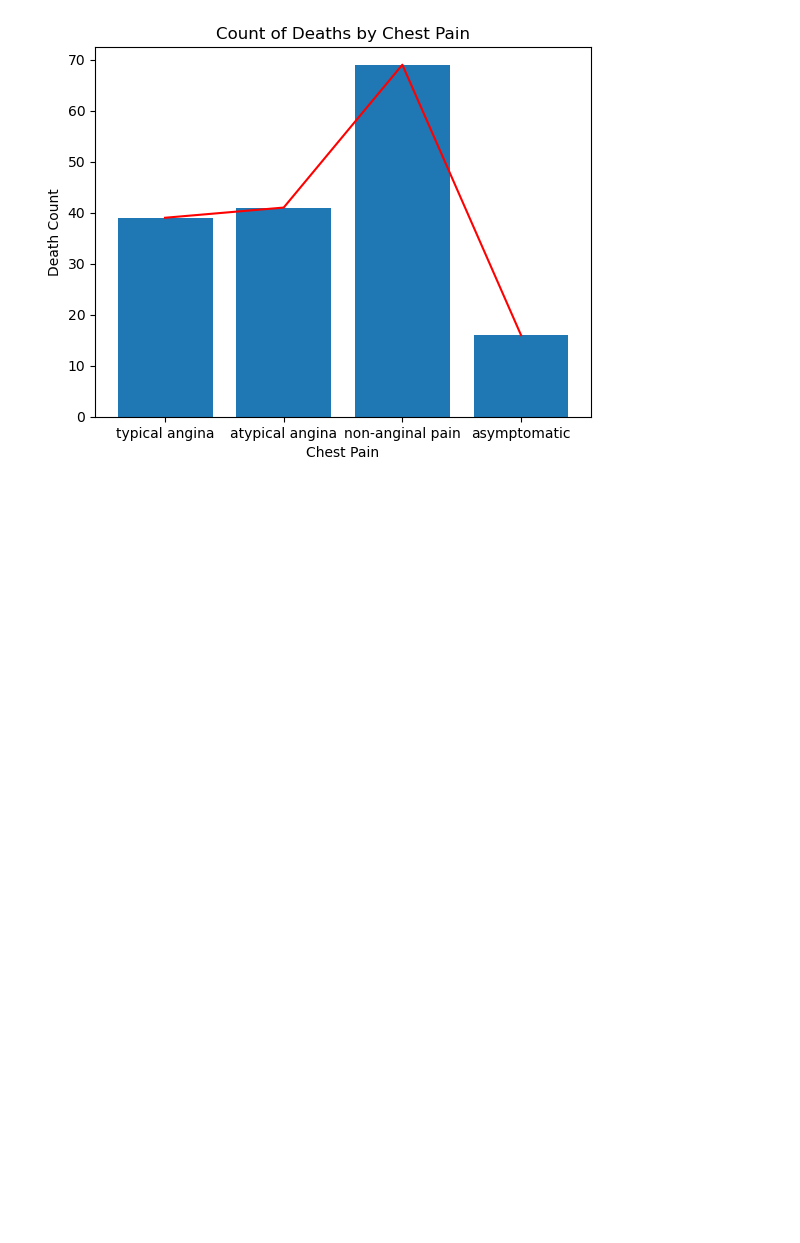
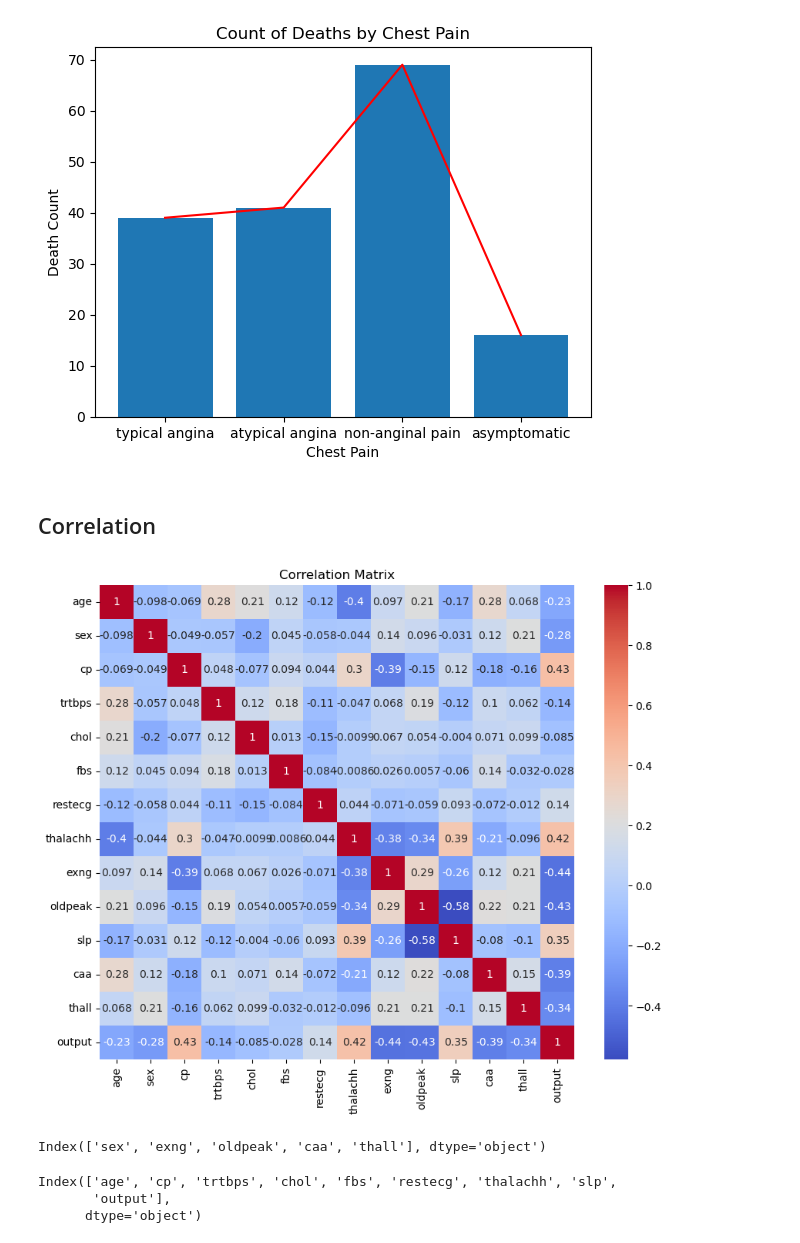
Before and after one commit to MorningStarTM/heart-failure-prediction, a Jupyter notebook: data_analysis_cleaning.ipynb, the cells around one changed output. Saved outputs shown, nothing was run; the diff lists cells and outputs as text; code cells hidden in the pictures; blank space fills up the shorter version.

Commit message:
fixed data cleaning

```diff
--- a/data_analysis_cleaning.ipynb
+++ b/data_analysis_cleaning.ipynb
@@ -115,3 +116,29 @@ plt.title('Count of Deaths by Chest Pain')
 plt.show()
 # %% [output]
 [figure]
+# %% [markdown]
+## Correlation
+# %%
+correlation_mat = df.corr()
+# %%
+# Plot the correlation matrix using a heatmap
+plt.figure(figsize=(10, 8))
+sns.heatmap(correlation_mat, annot=True, cmap='coolwarm', square=True)
+plt.title('Correlation Matrix')
+plt.show()
+# %% [output]
+[figure, added]
+# %%
+#remove columns from a DataFrame based on their correlation with a threshold value
+threshold = -0.28
+selected_columns = correlation_mat[correlation_mat['output'] <= threshold].index
+selected_columns
+# %% [output]
+Index(['sex', 'exng', 'oldpeak', 'caa', 'thall'], dtype='object')
+# %%
+df_dropped = df.drop(columns=selected_columns)
+df_dropped.columns
+# %% [output]
+Index(['age', 'cp', 'trtbps', 'chol', 'fbs', 'restecg', 'thalachh', 'slp',
+       'output'],
+      dtype='object')
```
Also changed, not shown: parts of 2 cells of this notebook.
